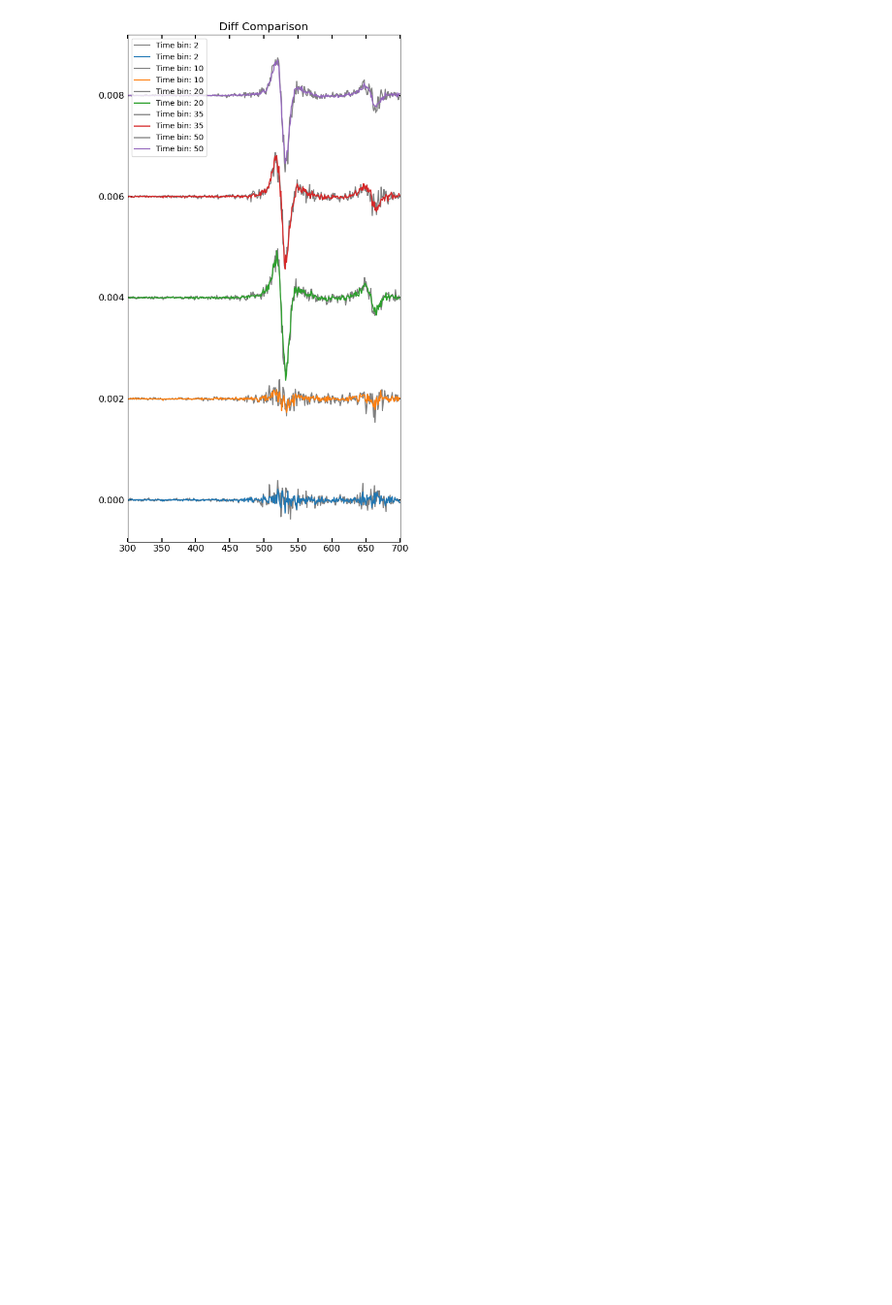
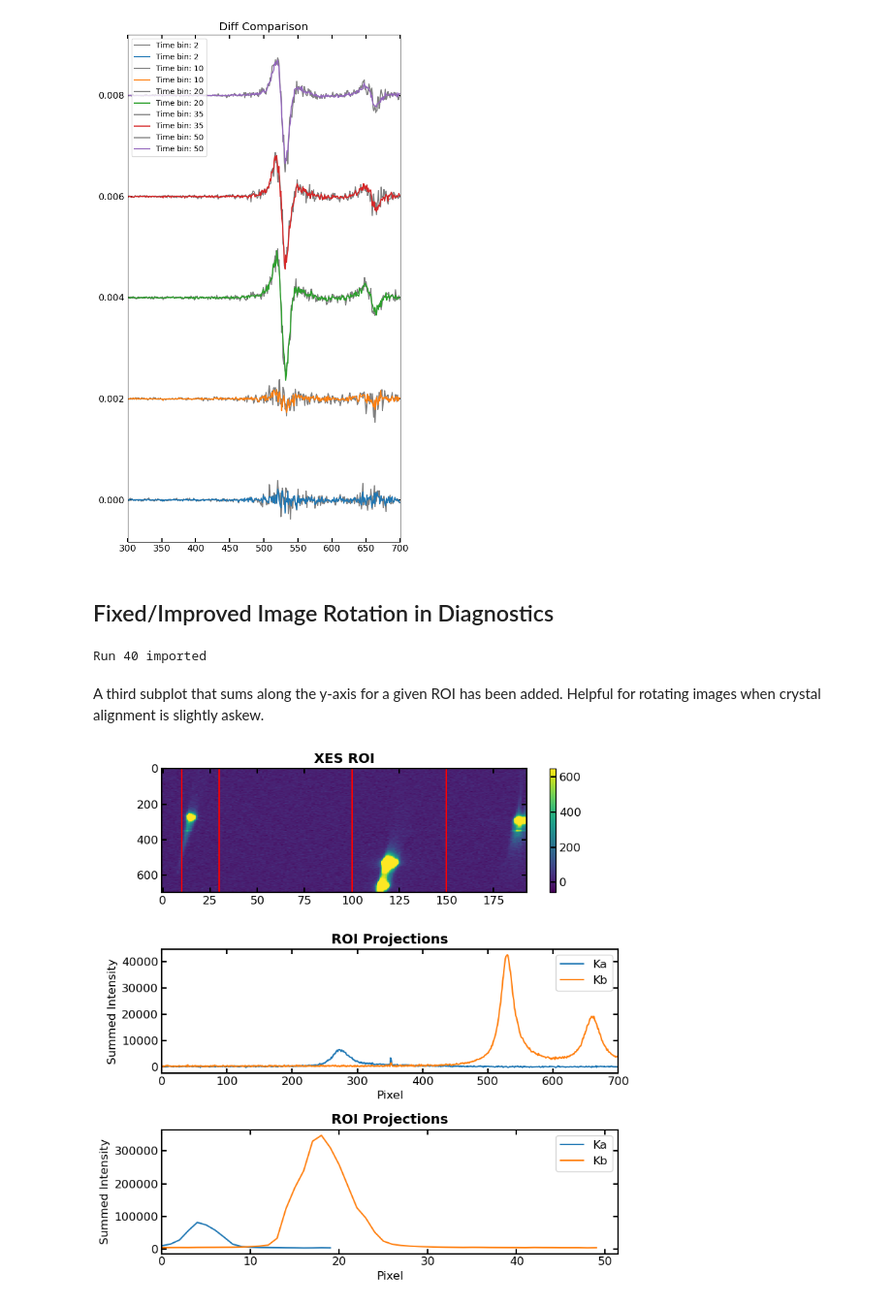
Before and after one commit to lg345/XSpect, a Jupyter notebook: New_Features_Sept2025_JB.ipynb, the cells around one changed output. Shown at 97% size. Drawn from its saved outputs; the diff is of its cells as text; code cells hidden in the pictures; blank space fills up the shorter version.

```diff
--- a/New_Features_Sept2025_JB.ipynb
+++ b/New_Features_Sept2025_JB.ipynb
@@ -139,3 +142,22 @@ for x in indices:
 plt.tight_layout()
 # %% [output]
 [figure]
+# %% [markdown]
+## Fixed/Improved Image Rotation in Diagnostics
+# %%
+diagnostics = XSpect.XSpect_Diagnostics
+# %%
+run = 40
+exp = 'xcs100861524'
+keys=['epics/ccm_E','epicsUser/ccm_E_setpoint','tt/ttCorr','epics/lxt_ttc', 'enc/lasDelay', 'ipm4/sum','tt/AMPL', 'epix_2/ROI_0_area']
+names=['ccm','ccm_E_setpoint','time_tool_correction','lxt_ttc','encoder','ipm', 'time_tool_ampl', 'epix']
+d = diagnostics.diagnostics(run, exp, keys, names)
+# %% [output]
+Run 40 imported
+# %% [markdown]
+A third subplot that sums along the y-axis for a given ROI has been added. Helpful for rotating images when crystal alignment is slightly askew.
+# %%
+# No rotation
+d.xes_ROI(1000, [100,150],[10,30])
+# %% [output]
+[figure, added]
```
Also changed, not shown: parts of 2 cells of this notebook.
